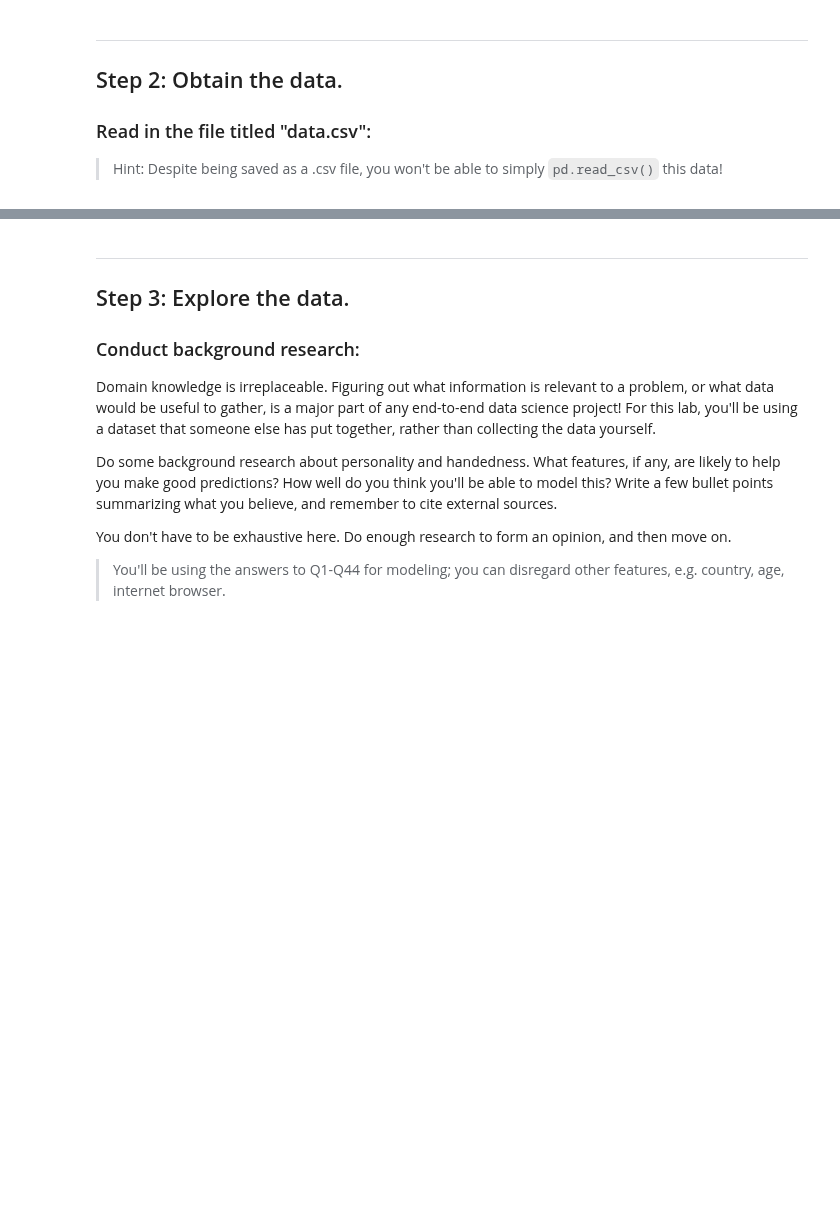
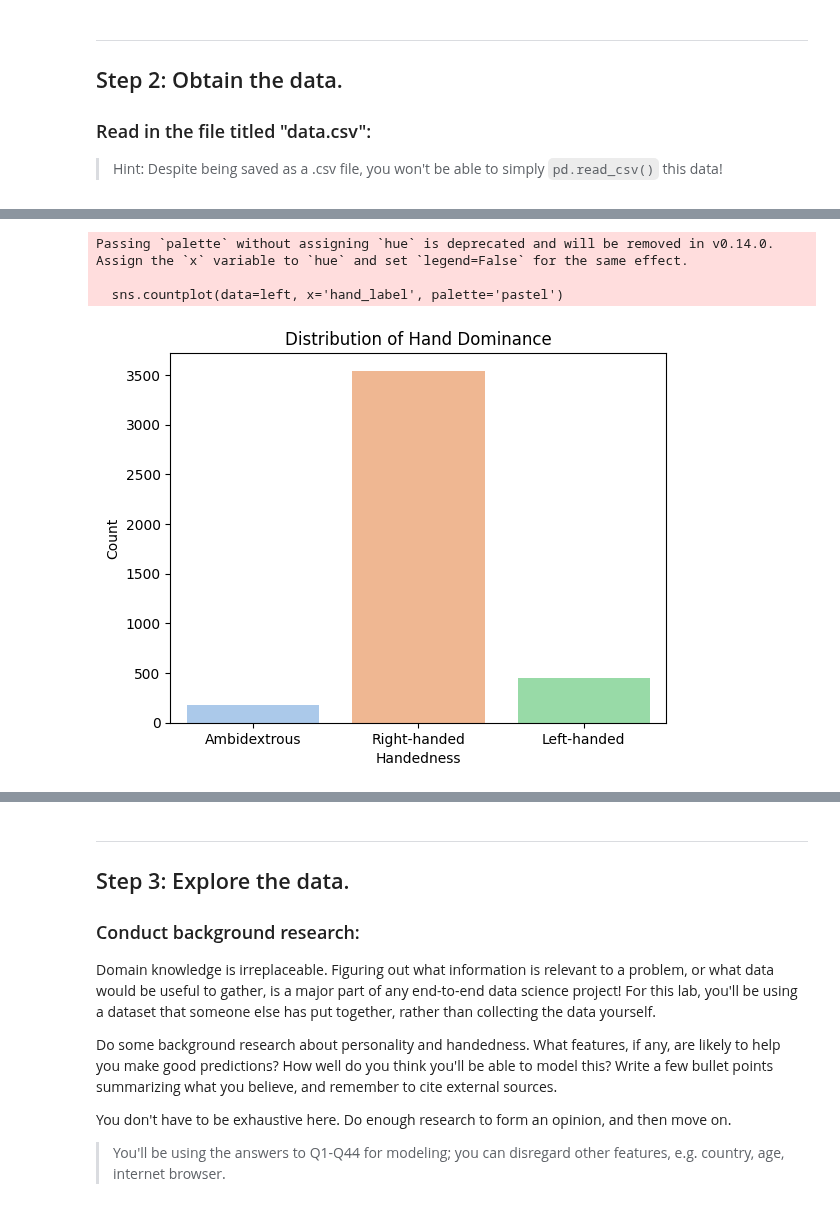
Before and after one commit to CharleyHananiaGA/DSB-Unit-03, a Jupyter notebook: labs/02 - Classification-LeftHanded/lab-classification-left-handedness-YOURNAME-HERE.ipynb, the cells around one changed output, grey strips where cells are left out. Saved outputs shown, nothing was run; the diff lists cells and outputs as text; code cells hidden in the pictures; blank space fills up the shorter version.

```diff
--- a/labs/02 - Classification-LeftHanded/lab-classification-left-handedness-YOURNAME-HERE.ipynb
+++ b/labs/02 - Classification-LeftHanded/lab-classification-left-handedness-YOURNAME-HERE.ipynb
@@ -51,0 +113,16 @@ As a data scientist, you know that any real data science problem must be **speci
+# %%
+# Map numerical values to strings for cleaner visualization
+hand_map = {1: 'Right-handed', 2: 'Left-handed', 3: 'Ambidextrous'}
+left['hand_label'] = left['hand'].map(hand_map)
+
+# Plot distribution of hand dominance
+sns.countplot(data=left, x='hand_label', palette='pastel')
+plt.title("Distribution of Hand Dominance")
+plt.xlabel("Handedness")
+plt.ylabel("Count")
+plt.show()
+# %% [output]
+Passing `palette` without assigning `hue` is deprecated and will be removed in v0.14.0. Assign the `x` variable to `hue` and set `legend=False` for the same effect.
+
+  sns.countplot(data=left, x='hand_label', palette='pastel')
+[figure, added]
```
Also changed, not shown: parts of 31 cells of this notebook.
